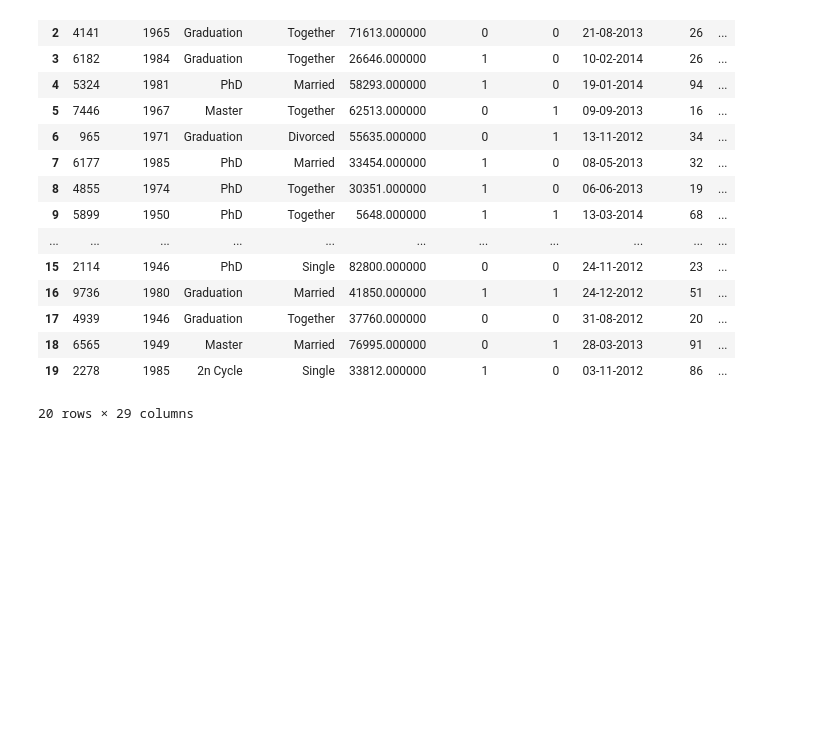
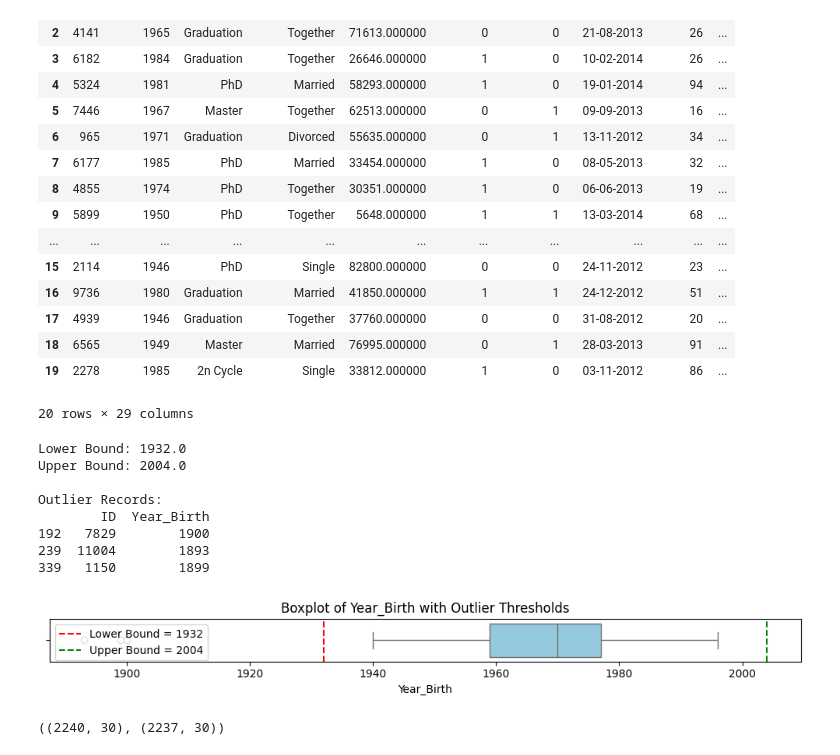
Before and after one commit to SsenogaHerman/GROUP_B_EVENING_RECESS, a Jupyter notebook: missing_values.ipynb, the cells around one changed output. Drawn from its saved outputs; the diff is of its cells as text; code cells hidden in the pictures; blank space fills up the shorter version.

```diff
--- a/missing_values.ipynb
+++ b/missing_values.ipynb
@@ -101,3 +147,51 @@ df.head(20)
 20 rows × 29 columns
 # %%
 df.to_csv('Customer_Segmentation_cleaned.csv')
+# %%
+#Working with wrong formats and data types
+df2=pd.read_csv('Customer_Segmentation_cleaned.csv')
+# %%
+# Step 1: Calculate IQR boundaries
+Q1 = df2['Year_Birth'].quantile(0.25)
+Q3 = df2['Year_Birth'].quantile(0.75)
+IQR = Q3 - Q1
+lower_bound = Q1 - 1.5 * IQR
+upper_bound = Q3 + 1.5 * IQR
+
+# Step 2: Filter outliers
+outliers = df2[(df2['Year_Birth'] < lower_bound) | (df2['Year_Birth'] > upper_bound)]
+
+# Step 3: Display the outliers
+print("Lower Bound:", lower_bound)
+print("Upper Bound:", upper_bound)
+print("\nOutlier Records:")
+print(outliers[['ID', 'Year_Birth']])
+
+# Step 4: Visualize with a boxplot
+plt.figure(figsize=(10, 1.5))
+sns.boxplot(x=df['Year_Birth'], color='skyblue')
+plt.axvline(lower_bound, color='red', linestyle='--', label=f'Lower Bound = {int(lower_bound)}')
+plt.axvline(upper_bound, color='green', linestyle='--', label=f'Upper Bound = {int(upper_bound)}')
+plt.title("Boxplot of Year_Birth with Outlier Thresholds")
+plt.legend()
+plt.tight_layout()
+plt.show()
+# %% [output]
+Lower Bound: 1932.0
+Upper Bound: 2004.0
+
+Outlier Records:
+        ID  Year_Birth
+192   7829        1900
+239  11004        1893
+339   1150        1899
+[figure, added]
+# %%
+# Remove outliers if you're ready
+column = 'Year_Birth'
+
+
+df_no_outliers = df2[(df2[column] >= lower_bound) & (df2[column] <= upper_bound)]
+df2.shape, df_no_outliers.shape
+# %% [output]
+((2240, 30), (2237, 30))
```
Also changed, not shown: parts of 7 cells of this notebook, 1 other file.
